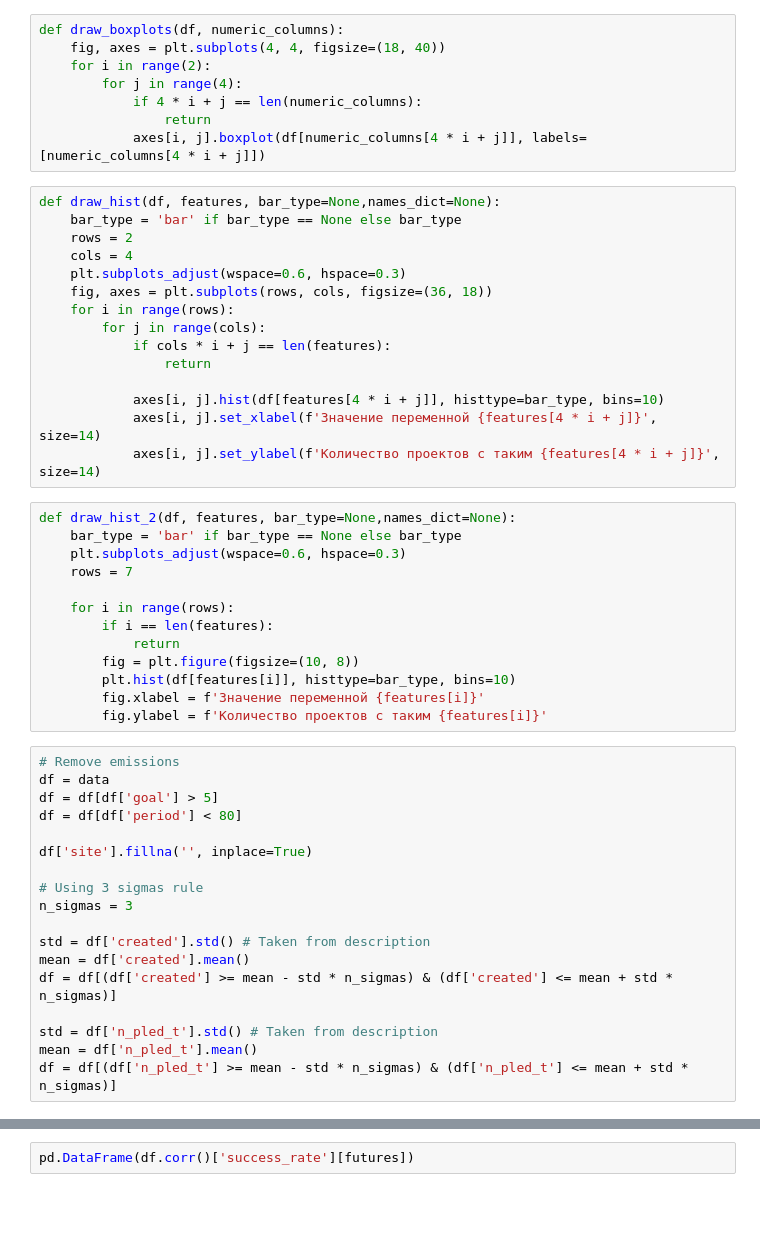
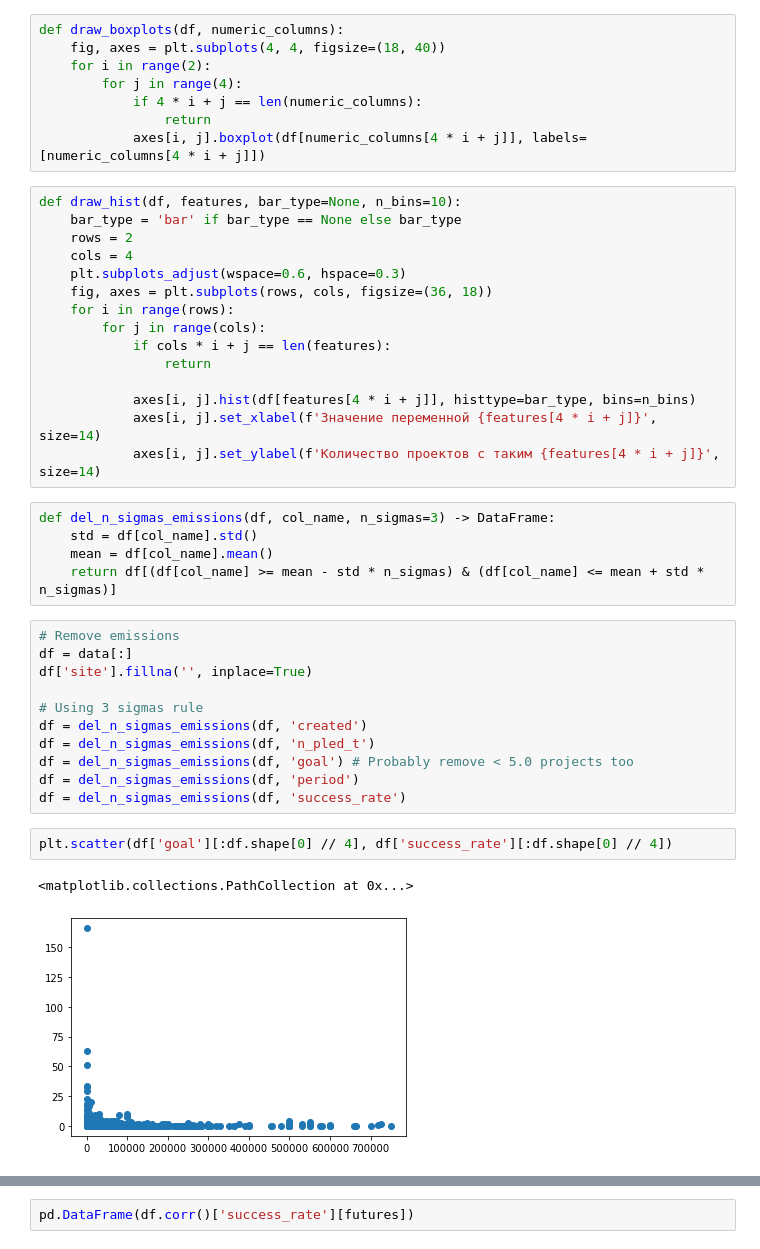
Before and after one commit to Yue2u/DANO-olympiade, a Jupyter notebook: Result.ipynb, the cells around one changed output, grey strips where cells are left out. Saved outputs shown, nothing was run; the diff lists cells and outputs as text; blank space fills up the shorter version.

```diff
--- a/Result.ipynb
+++ b/Result.ipynb
@@ -115,7 +121,7 @@ def draw_boxplots(df, numeric_columns):
                 return
             axes[i, j].boxplot(df[numeric_columns[4 * i + j]], labels=[numeric_columns[4 * i + j]])
 # %%
-def draw_hist(df, features, bar_type=None,names_dict=None):
+def draw_hist(df, features, bar_type=None, n_bins=10):
     bar_type = 'bar' if bar_type == None else bar_type
     rows = 2
     cols = 4
@@ -126,38 +132,28 @@ def draw_hist(df, features, bar_type=None,names_dict=None):
             if cols * i + j == len(features):
                 return
 
-            axes[i, j].hist(df[features[4 * i + j]], histtype=bar_type, bins=10)
+            axes[i, j].hist(df[features[4 * i + j]], histtype=bar_type, bins=n_bins)
             axes[i, j].set_xlabel(f'Значение переменной {features[4 * i + j]}', size=14)
             axes[i, j].set_ylabel(f'Количество проектов с таким {features[4 * i + j]}', size=14)
-# %%
-def draw_hist_2(df, features, bar_type=None,names_dict=None):
-    bar_type = 'bar' if bar_type == None else bar_type
-    plt.subplots_adjust(wspace=0.6, hspace=0.3)
-    rows = 7
-
-    for i in range(rows):
-        if i == len(features):
-            return
-        fig = plt.figure(figsize=(10, 8))
-        plt.hist(df[features[i]], histtype=bar_type, bins=10)
-        fig.xlabel = f'Значение переменной {features[i]}'
-        fig.ylabel = f'Количество проектов с таким {features[i]}'
+# %%
+def del_n_sigmas_emissions(df, col_name, n_sigmas=3) -> DataFrame:
+    std = df[col_name].std()
+    mean = df[col_name].mean()
+    return df[(df[col_name] >= mean - std * n_sigmas) & (df[col_name] <= mean + std * n_sigmas)]
 # %%
 # Remove emissions
-df = data
-df = df[df['goal'] > 5]
-df = df[df['period'] < 80]
-
+df = data[:]
 df['site'].fillna('', inplace=True)
 
 # Using 3 sigmas rule
-n_sigmas = 3
-
-std = df['created'].std() # Taken from description
-mean = df['created'].mean()
-df = df[(df['created'] >= mean - std * n_sigmas) & (df['created'] <= mean + std * n_sigmas)]
-
-std = df['n_pled_t'].std() # Taken from description
-mean = df['n_pled_t'].mean()
-df = df[(df['n_pled_t'] >= mean - std * n_sigmas) & (df['n_pled_t'] <= mean + std * n_sigmas)]
+df = del_n_sigmas_emissions(df, 'created')
+df = del_n_sigmas_emissions(df, 'n_pled_t')
+df = del_n_sigmas_emissions(df, 'goal') # Probably remove < 5.0 projects too
+df = del_n_sigmas_emissions(df, 'period')
+df = del_n_sigmas_emissions(df, 'success_rate')
+# %%
+plt.scatter(df['goal'][:df.shape[0] // 4], df['success_rate'][:df.shape[0] // 4])
+# %% [output]
+<matplotlib.collections.PathCollection at 0x...>
+[figure, added]
 # %%
```
Also changed, not shown: parts of 8 cells of this notebook.
